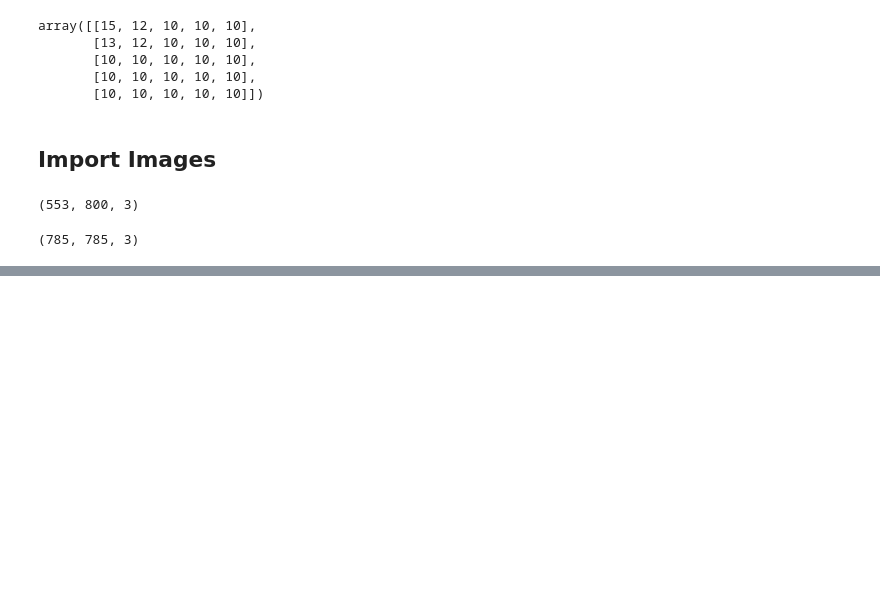
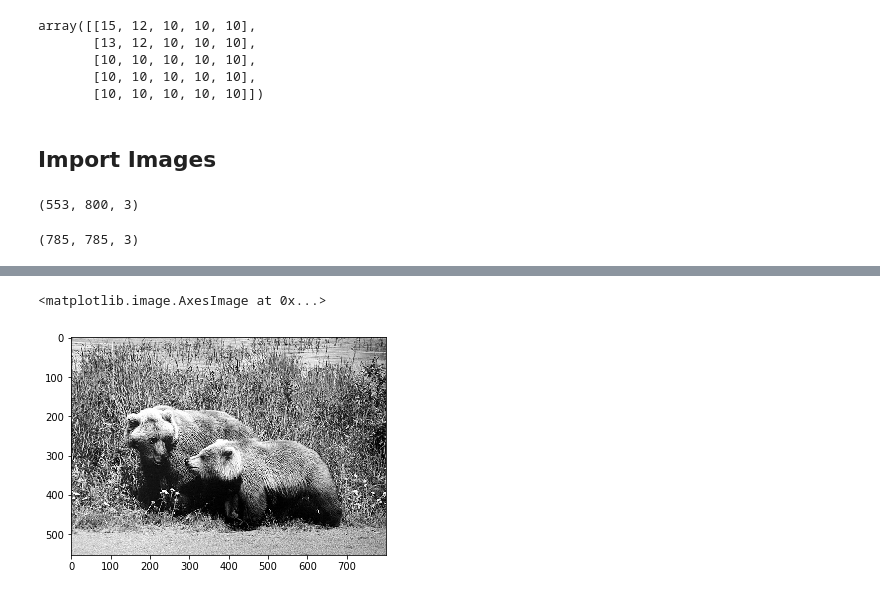
Before and after one commit to MnemoSemiotic/simple_image_filters, a Jupyter notebook: Simple_Image_Filters.ipynb, the cells around one changed output, grey strips where cells are left out. Drawn from its saved outputs; the diff is of its cells as text; code cells hidden in the pictures; blank space fills up the shorter version.

```diff
--- a/Simple_Image_Filters.ipynb
+++ b/Simple_Image_Filters.ipynb
@@ -44,0 +57,7 @@ im2.shape
+# %%
+im1_ = image_utility(im1)
+
+plt.imshow(im1_, cmap='gray')
+# %% [output]
+<matplotlib.image.AxesImage at 0x...>
+[figure, added]
```
Also changed, not shown: parts of 4 cells of this notebook, 1 other file.
